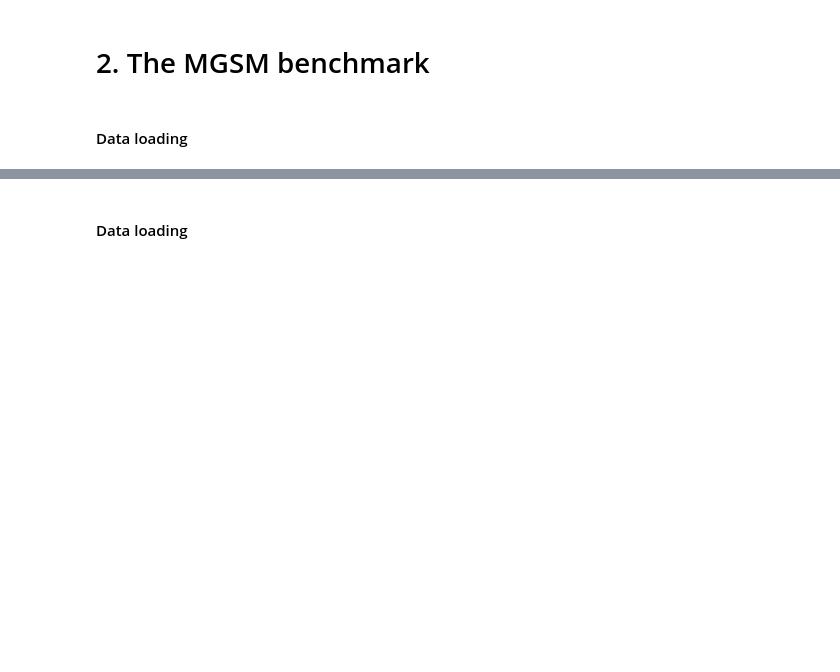
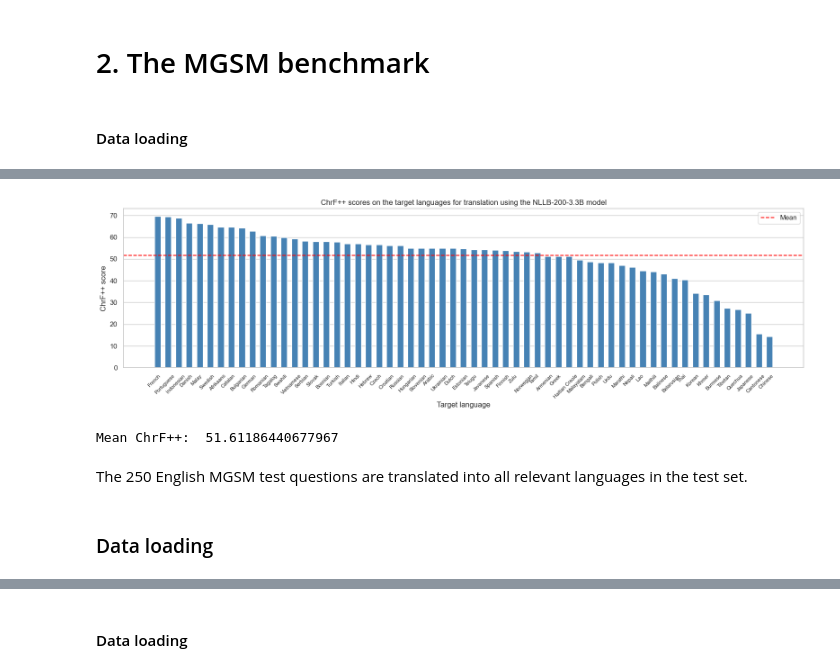
Before and after one commit to Mara4444/MSc-thesis-2024, a Jupyter notebook: EDA/EDA_Mara.ipynb, the cells around one changed output, grey strips where cells are left out. Cells and saved outputs as stored; diff of their text form; code cells hidden in the pictures; blank space fills up the shorter version.

```diff
--- a/EDA/EDA_Mara.ipynb
+++ b/EDA/EDA_Mara.ipynb
@@ -508,0 +246,11 @@ The WALS dataset is used as data source to quantify language similarity (Dryer e
+# %%
+languages = ["afr_Latn","arb_Arab","ban_Latn","bel_Cyrl","ben_Beng","bod_Tibt", "bos_Latn","bul_Cyrl",
+"ces_Latn", "cat_Latn","dan_Latn", "deu_Latn","ell_Grek","est_Latn",
+"fin_Latn", "fra_Latn","hat_Latn", "heb_Hebr","hin_Deva","hun_Latn", "hrv_Latn", "hye_Armn",
+"ind_Latn", "ita_Latn","jav_Latn", "jpn_Jpan","khm_Khmr","kor_Hang",
+"lao_Laoo","mai_Deva", "mal_Mlym", "mar_Deva", "mya_Mymr", "nno_Latn",
+"nld_Latn", "npi_Deva","pol_Latn","por_Latn", "slk_Latn","quy_Latn","ron_Latn", "rus_Cyrl",
+"slv_Latn", "spa_Latn", "srp_Cyrl", "swe_Latn", "swh_Latn", "tam_Taml", "tel_Telu",
+"tgl_Latn", 'tha_Thai',"tur_Latn","ukr_Cyrl", "urd_Arab", "vie_Latn" , 'yue_Hant', "zho_Hant", "zsm_Latn","zul_Latn"]
+
+print('# languages (excl. English):',len(languages))
@@ -508,0 +291,61 @@ The WALS dataset is used as data source to quantify language similarity (Dryer e
+# %%
+# Language set
+nllb_chrf = nllb_lang.loc[nllb_lang['FLORES-200 code'].isin(languages)]
+
+# sort chrf++ values
+nllb_chrf_sorted = nllb_chrf.sort_values(by='chrf++', ascending=False)
+
+# drop irrelevant row for English language
+nllb_chrf_sorted = nllb_chrf_sorted.drop(nllb_chrf_sorted[nllb_chrf_sorted['Language'] == 'English'].index)
+
+# rename language name
+nllb_chrf_sorted.loc[nllb_chrf_sorted['Language'] == "Chinese (Traditional)", 'Language'] = 'Chinese'
+nllb_chrf_sorted.loc[nllb_chrf_sorted['Language'] == "Norwegian Nynorsk", 'Language'] = 'Norwegian'
+nllb_chrf_sorted.loc[nllb_chrf_sorted['Language'] == "Yue Chinese", 'Language'] = 'Cantonese'
+nllb_chrf_sorted.loc[nllb_chrf_sorted['Language'] == "Standard Malay", 'Language'] = 'Malay'
+nllb_chrf_sorted.loc[nllb_chrf_sorted['Language'] == "Standard Tibetan", 'Language'] = 'Tibetan'
+nllb_chrf_sorted.loc[nllb_chrf_sorted['Language'] == "Modern Standard Arabic", 'Language'] = 'Arabic'
+nllb_chrf_sorted.loc[nllb_chrf_sorted['Language'] == "Ayacucho Quechua", 'Language'] = 'Quechua'
+
+# extract mean chrf++ value
+mean_chrf = np.mean(nllb_chrf['chrf++'])
+
+plt.figure(figsize=(16, 5))
+sns.set_theme(style="whitegrid")
+bars = plt.bar(nllb_chrf_sorted['Language'], nllb_chrf_sorted['chrf++'], color='steelblue', width=0.6, align='edge')
+
+# Add a horizontal line for mean
+plt.axhline(y=mean_chrf, color='red', linestyle='--', label='Mean')
+
+ # Add the mgsm languages to label in darker blue
+# labels = ['French', 'Swahili', 'Russian', 'Chinese', 'Japanese', 'Telugu', 'Bengali', 'Spanish', 'German', 'Thai']
+labels = [
+    "Afrikaans", "Arabic", "Armenian", "Balinese", "Belarussian", "Bengali",
+    "Bosnian", "Bulgarian", "Burmese", "Cantonese", "Catalan", "Chinese",
+    "Croatian", "Czech", "Danish", "Dutch", "Estonian", "Finnish", "French",
+    "German", "Greek", "Haitian Creole", "Hebrew", "Hindi", "Hungarian", "Indonesian", "Italian",
+    "Javanese", "Japanese", "Khmer", "Korean", "Lao", "Maithili", "Malay", "Malayam",
+    "Marathi", "Nepali", "Norwegian", "Polish", "Portuguese", "Quechua",
+    "Romanian", "Russian", "Serbian", "Slovak", "Slovenian", "Spanish",
+    "Swahili", "Swedish", "Tagalog", "Tamil", "Telugu", "Thai", "Tibetan",
+    "Turkish", "Ukrainian", "Urdu",  "Vietnamese", "Zulu"
+]
+# for bar, label in zip(bars, nllb_chrf_sorted['Language']):
+#     if label in labels:
+#         bar.set_color('steelblue')
+
+plt.xlabel('Target language')
+plt.ylabel('ChrF++ score')
+plt.title('ChrF++ scores on the target languages for translation using the NLLB-200-3.3B model')
+plt.xticks(rotation=45, fontsize=8)
+plt.grid(False, axis='x')
+plt.legend()
+plt.tight_layout()
+plt.show()
+
+print('Mean ChrF++: ', mean_chrf)
+# %% [output]
+[figure, added]
+Mean ChrF++:  51.61186440677967
+# %% [markdown]
+The 250 English MGSM test questions are translated into all relevant languages in the test set.
@@ -508,0 +401,2 @@ The WALS dataset is used as data source to quantify language similarity (Dryer e
+# %% [markdown]
+### Data loading
```
Also changed, not shown: parts of 79 cells of this notebook, 48 other files.
